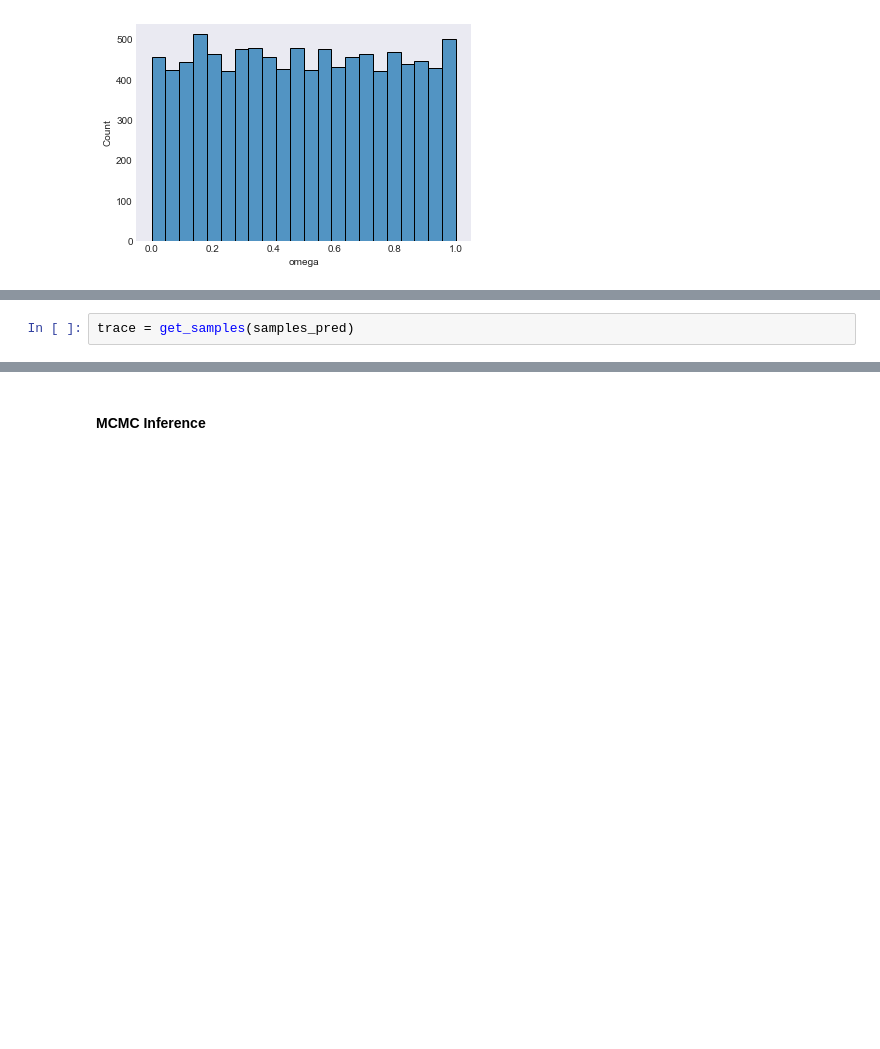
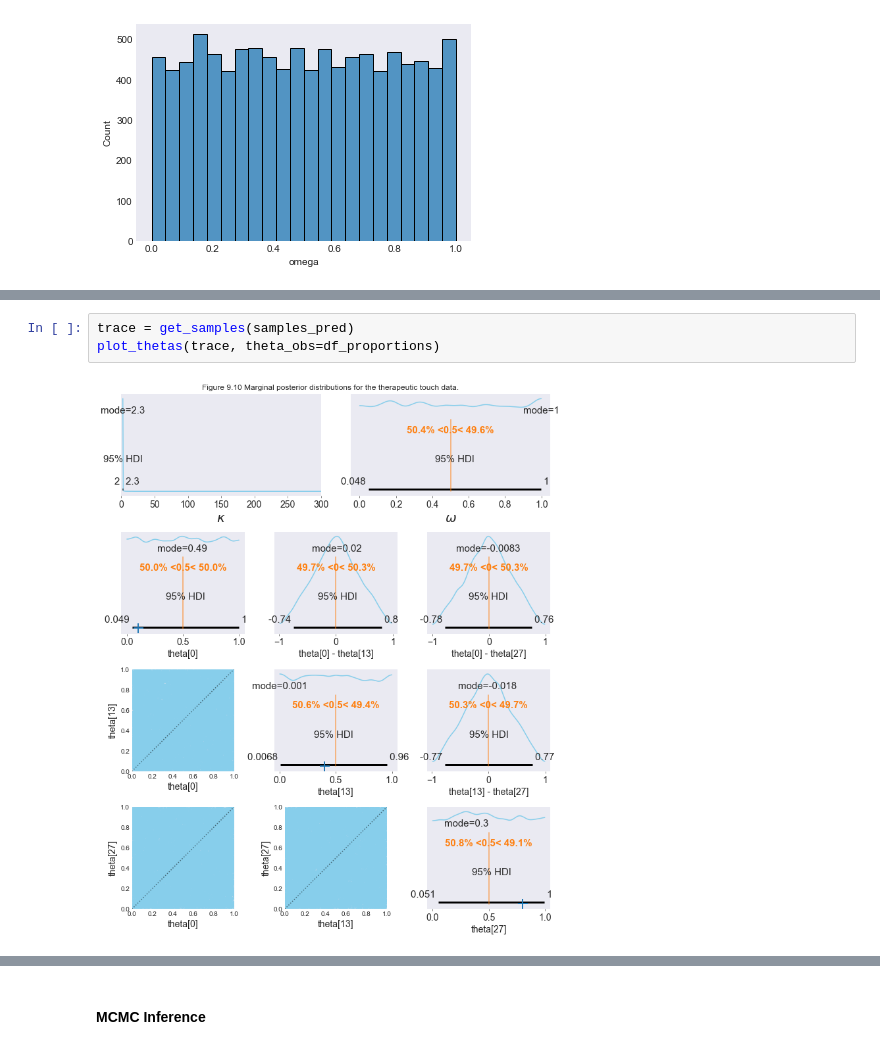
Before and after one commit to yongduek/lectures, a Jupyter notebook: esda/myworks/Ch.9.Hierarchical_Models_MultipleCoinsSingleMint.ipynb, the cells around one changed output, grey strips where cells are left out. Cells and saved outputs as stored; diff of their text form; blank space fills up the shorter version.

```diff
--- a/esda/myworks/Ch.9.Hierarchical_Models_MultipleCoinsSingleMint.ipynb
+++ b/esda/myworks/Ch.9.Hierarchical_Models_MultipleCoinsSingleMint.ipynb
@@ -222,2 +293,5 @@ sns.histplot(df_pred['omega']);
 # %%
 trace = get_samples(samples_pred)
+plot_thetas(trace, theta_obs=df_proportions)
+# %% [output]
+[figure, added]
```
Also changed, not shown: parts of 32 cells of this notebook, 2 other files.
